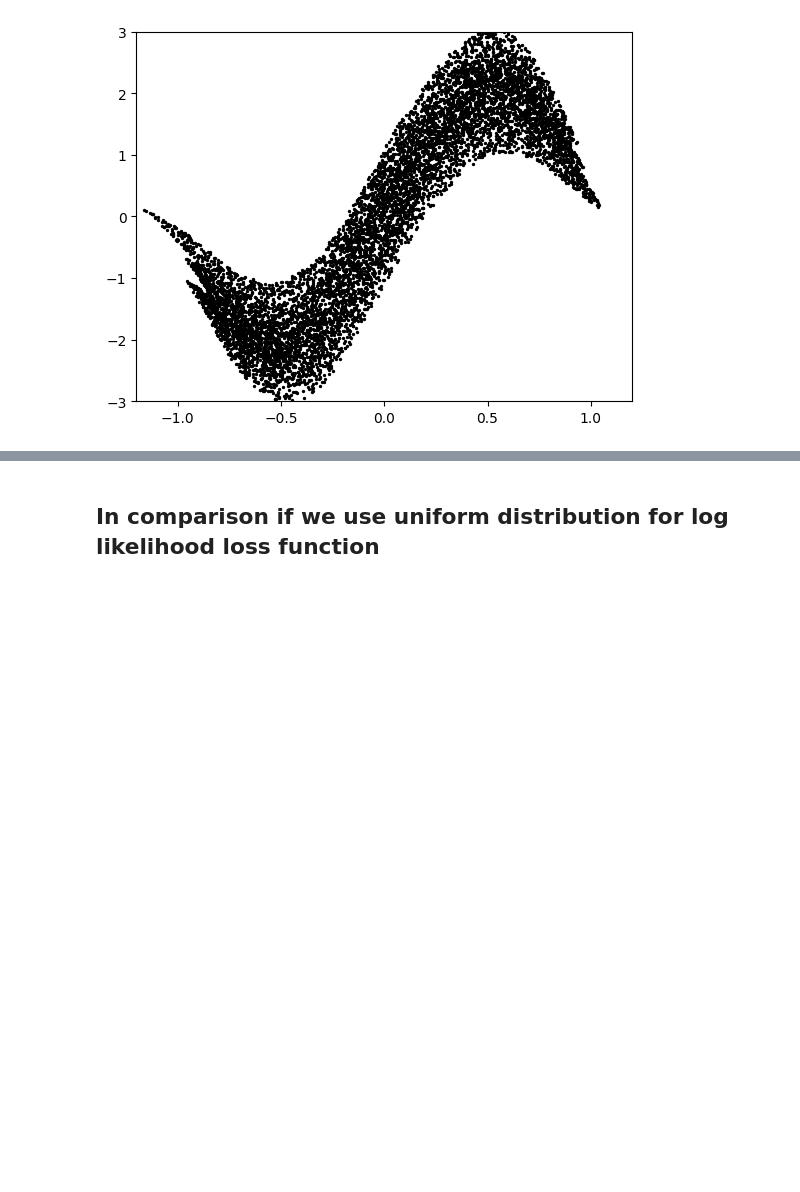
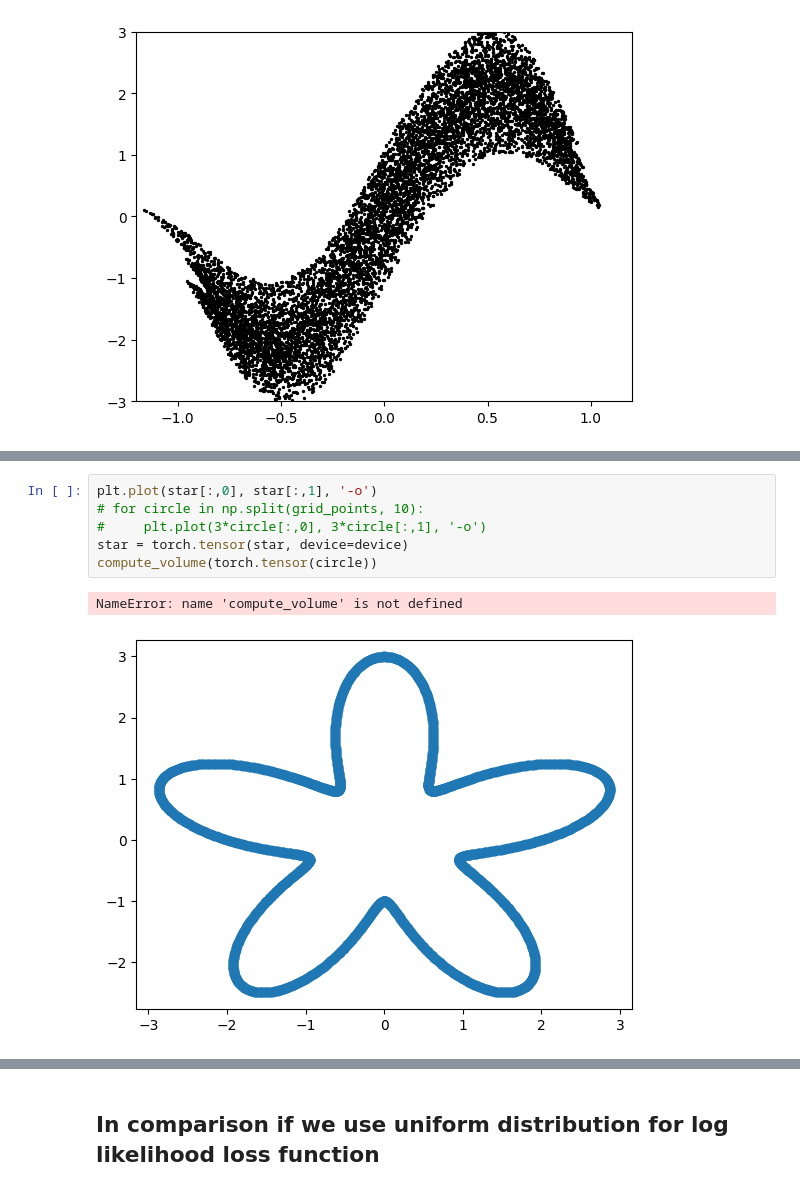
Before and after one commit to TTTruong357/master-thesis, a Jupyter notebook: acl/Schmierblatt.ipynb, the cells around one changed output, grey strips where cells are left out. Drawn from its saved outputs; the diff is of its cells as text; blank space fills up the shorter version.

```diff
--- a/acl/Schmierblatt.ipynb
+++ b/acl/Schmierblatt.ipynb
@@ -238,0 +313,9 @@ ax.scatter(transformed[:,0], transformed[:,1], c='black', alpha=1, s=2)
+# %%
+plt.plot(star[:,0], star[:,1], '-o')
+# for circle in np.split(grid_points, 10):
+#     plt.plot(3*circle[:,0], 3*circle[:,1], '-o')
+star = torch.tensor(star, device=device)
+compute_volume(torch.tensor(circle))
+# %% [output]
+NameError: name 'compute_volume' is not defined
+[figure, added]
```
Also changed, not shown: parts of 24 cells of this notebook, 9 other files.
